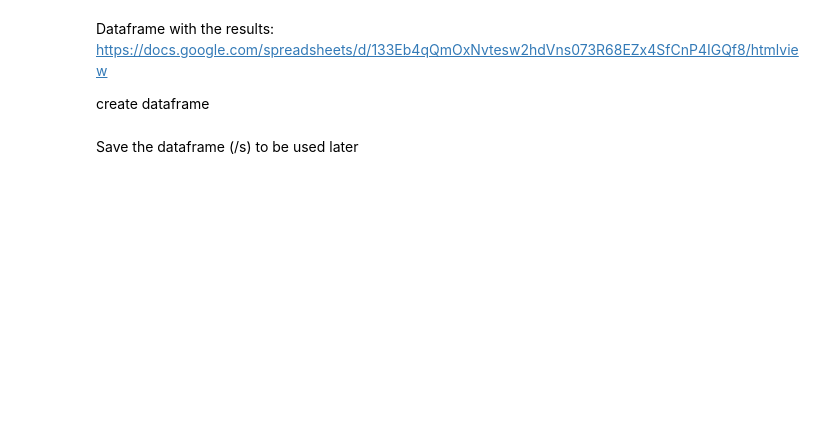
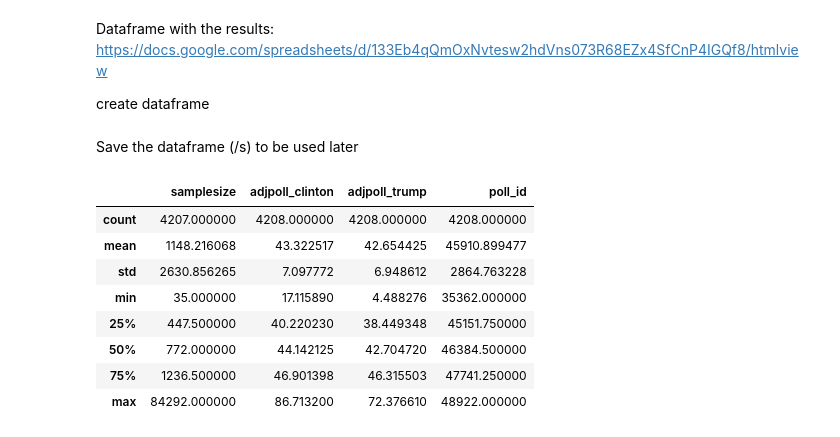
Before and after one commit to omidzargham/2016-election-poll-analysis, a Jupyter notebook: p1-explore.ipynb, the cells around one changed output. Drawn from its saved outputs; the diff is of its cells as text; code cells hidden in the pictures; blank space fills up the shorter version.

```diff
--- a/p1-explore.ipynb
+++ b/p1-explore.ipynb
@@ -140,3 +140,15 @@ Save the dataframe (/s) to be used later
 # %%
 #p_only.to_hdf('results/df1.h5', 'p_only')
 #results.to_hdf('results/df2.h5', 'results')
+# %%
+p_only.describe()
+# %% [output]
+|  | samplesize | adjpoll_clinton | adjpoll_trump | poll_id |
+| count | 4207.000000 | 4208.000000 | 4208.000000 | 4208.000000 |
+| mean | 1148.216068 | 43.322517 | 42.654425 | 45910.899477 |
+| std | 2630.856265 | 7.097772 | 6.948612 | 2864.763228 |
+| min | 35.000000 | 17.115890 | 4.488276 | 35362.000000 |
+| 25% | 447.500000 | 40.220230 | 38.449348 | 45151.750000 |
+| 50% | 772.000000 | 44.142125 | 42.704720 | 46384.500000 |
+| 75% | 1236.500000 | 46.901398 | 46.315503 | 47741.250000 |
+| max | 84292.000000 | 86.713200 | 72.376610 | 48922.000000 |
```
Also changed, not shown: parts of 1 cell of this notebook.
